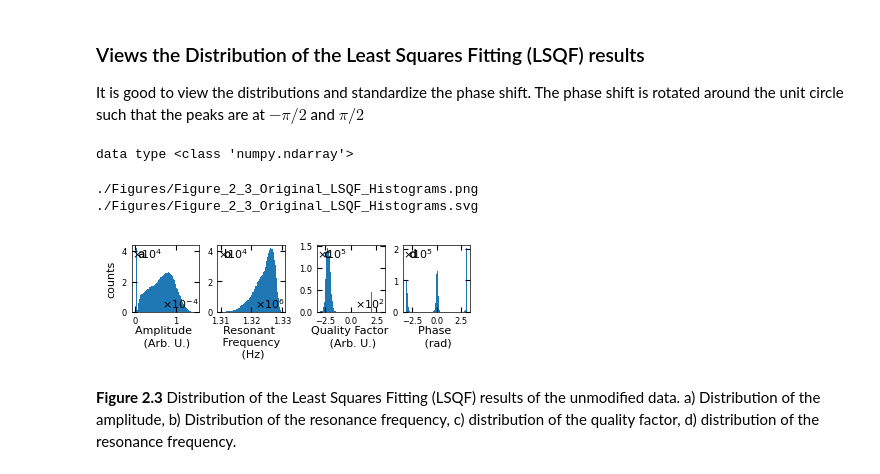
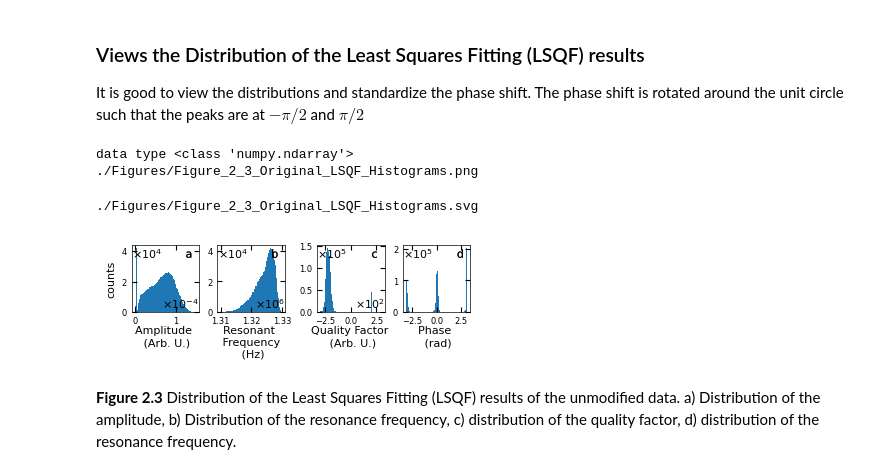
Before and after one commit to m3-learning/Rapid-Fitting-BEPFM-NN, a Jupyter notebook: notebooks/2_SHO_Fitting.ipynb, the cells around one changed output. Saved outputs shown, nothing was run; the diff lists cells and outputs as text; code cells hidden in the pictures.

Commit message:
Fixed a bug with loading the data from the h5 file and another with the placement of the histogram labels in notebook 2

```diff
--- a/notebooks/2_SHO_Fitting.ipynb
+++ b/notebooks/2_SHO_Fitting.ipynb
@@ -149,12 +153,14 @@ It is good to view the distributions and standardize the phase shift. The phase
 # %%
 BE_viz.LSQF_phase_shift = 0
 
 BE_viz.SHO_hist(BE_viz.SHO_fit_results(),
-                      filename="Figure_2_3_Original_LSQF_Histograms")
+                      filename="Figure_2_3_Original_LSQF_Histograms"
+                      #filename = None
+                      )
 # %% [output]
 data type <class 'numpy.ndarray'>
+./Figures/Figure_2_3_Original_LSQF_Histograms.png
-./Figures/Figure_2_3_Original_LSQF_Histograms.png
 ./Figures/Figure_2_3_Original_LSQF_Histograms.svg
-[figure, old version]
+[figure, new version]
 # %% [markdown]
 **Figure 2.3** Distribution of the Least Squares Fitting (LSQF) results of the unmodified data. a) Distribution of the amplitude, b) Distribution of the resonance frequency, c) distribution of the quality factor, d) distribution of the resonance frequency.
```
Also changed, not shown: parts of 7 cells of this notebook, 2 other files.
